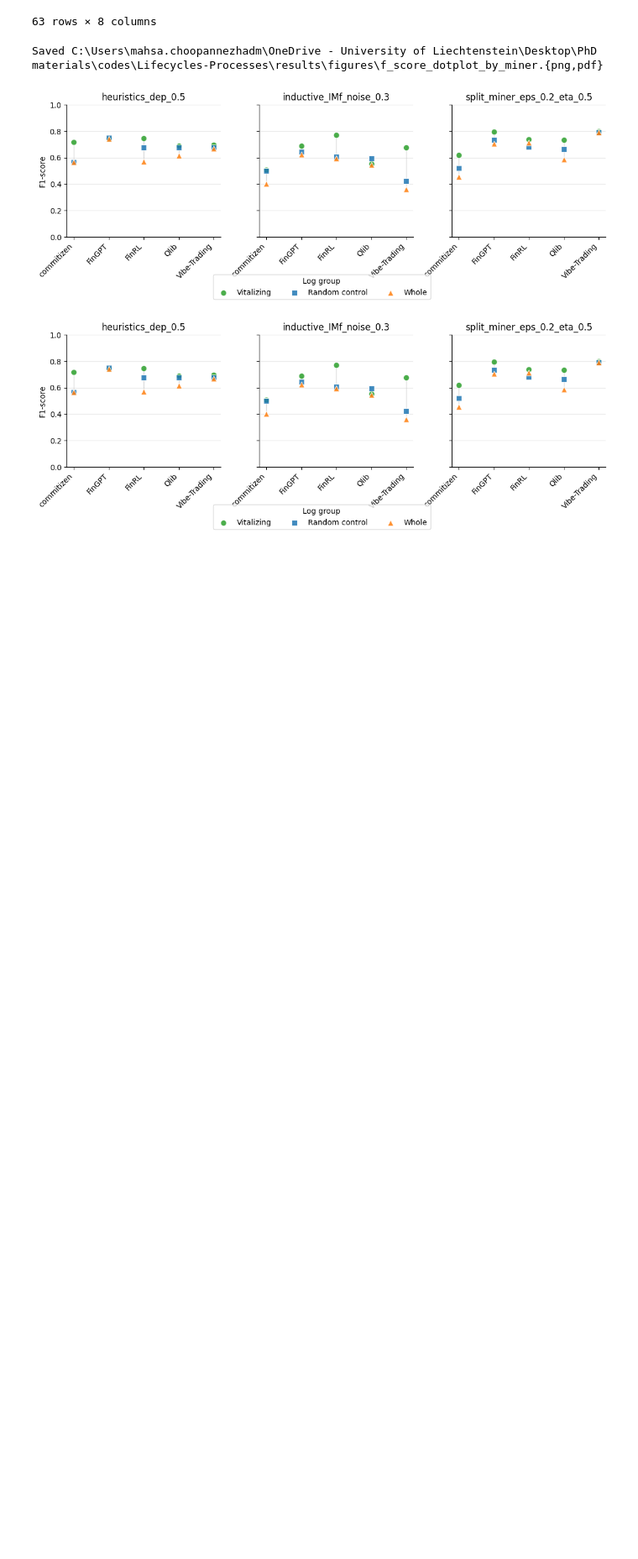
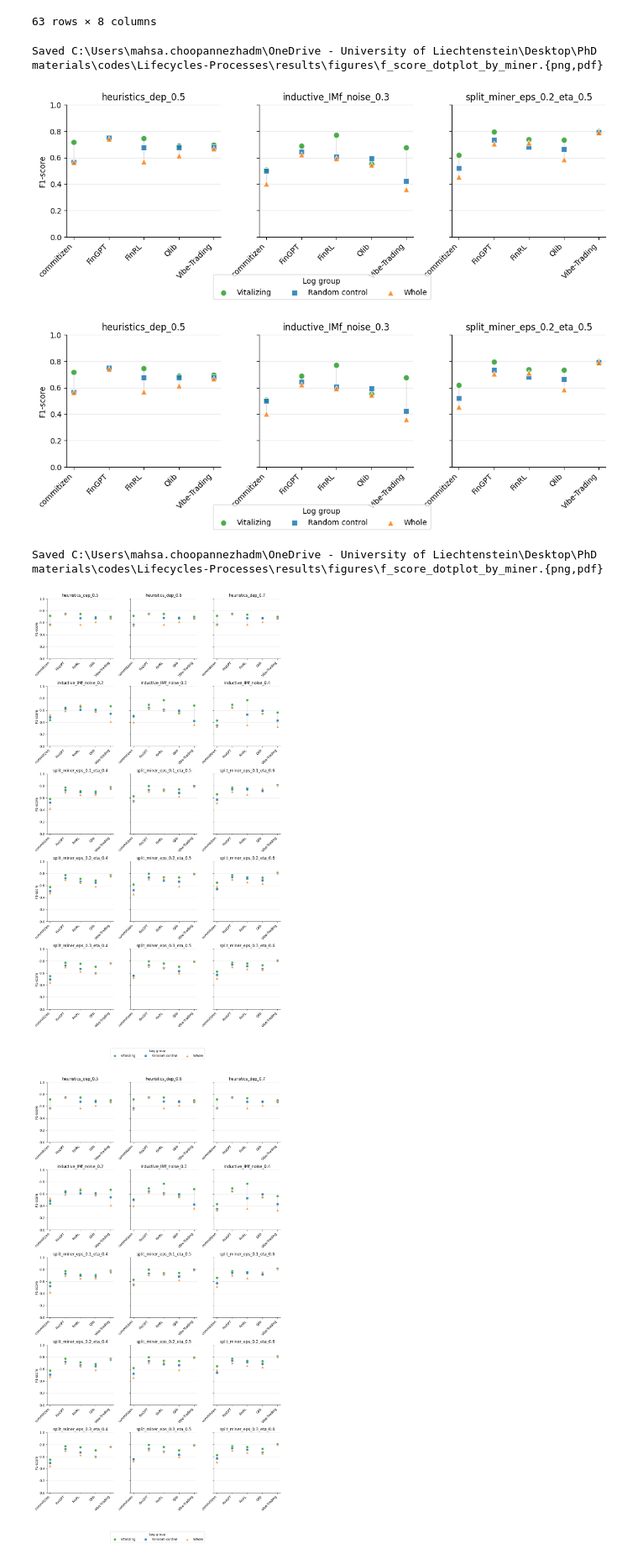
Before and after one commit to MahsaChoop/Lifecycle-Processes, a Jupyter notebook: main.ipynb, the cells around one changed output. Shown at 84% size. Saved outputs shown, nothing was run; the diff lists cells and outputs as text; code cells hidden in the pictures; blank space fills up the shorter version.

Commit message:
add 14 subfigure utility

```diff
--- a/main.ipynb
+++ b/main.ipynb
@@ -362,3 +362,48 @@ plot_f_score_dotplot_by_miner_different_repos(
 Saved C:\Users\mahsa.choopannezhadm\OneDrive - University of Liechtenstein\Desktop\PhD materials\codes\Lifecycles-Processes\results\figures\f_score_dotplot_by_miner.{png,pdf}
 [figure]
 [figure]
+# %%
+from functions.plotting_utility import plot_f_score_dotplot_by_miner_different_repos
+
+# choosing repos from  this list.
+repos_to_plot = [
+    "commitizen",
+    "FinGPT",
+    "FinRL",
+    "Qlib",
+    "Vibe-Trading",
+    #"OpenBB",
+    #"TradingAgents",
+    #"Nautilus_trader"
+]
+
+# choosing discovery algorithms from this list.
+discovery_methods_to_plot = [
+    #"alpha_classic",
+    #"inductive_IM",
+    "heuristics_dep_0.5",
+    "heuristics_dep_0.6",
+    "heuristics_dep_0.7",
+    "inductive_IMf_noise_0.2",
+    "inductive_IMf_noise_0.3",
+    "inductive_IMf_noise_0.4",
+    "split_miner_eps_0.1_eta_0.4",
+    "split_miner_eps_0.1_eta_0.5",
+    "split_miner_eps_0.1_eta_0.6",
+    "split_miner_eps_0.2_eta_0.4",
+    "split_miner_eps_0.2_eta_0.5",
+    "split_miner_eps_0.2_eta_0.6",
+    "split_miner_eps_0.3_eta_0.4",
+    "split_miner_eps_0.3_eta_0.5",
+    "split_miner_eps_0.3_eta_0.6",
+]
+
+plot_f_score_dotplot_by_miner_different_repos(
+    f_score_comparison,
+    repos=repos_to_plot,
+    discovery_methods=discovery_methods_to_plot,
+)
+# %% [output]
+Saved C:\Users\mahsa.choopannezhadm\OneDrive - University of Liechtenstein\Desktop\PhD materials\codes\Lifecycles-Processes\results\figures\f_score_dotplot_by_miner.{png,pdf}
+[figure, added]
+[figure, added]
```
Also changed, not shown: 4 other files.
